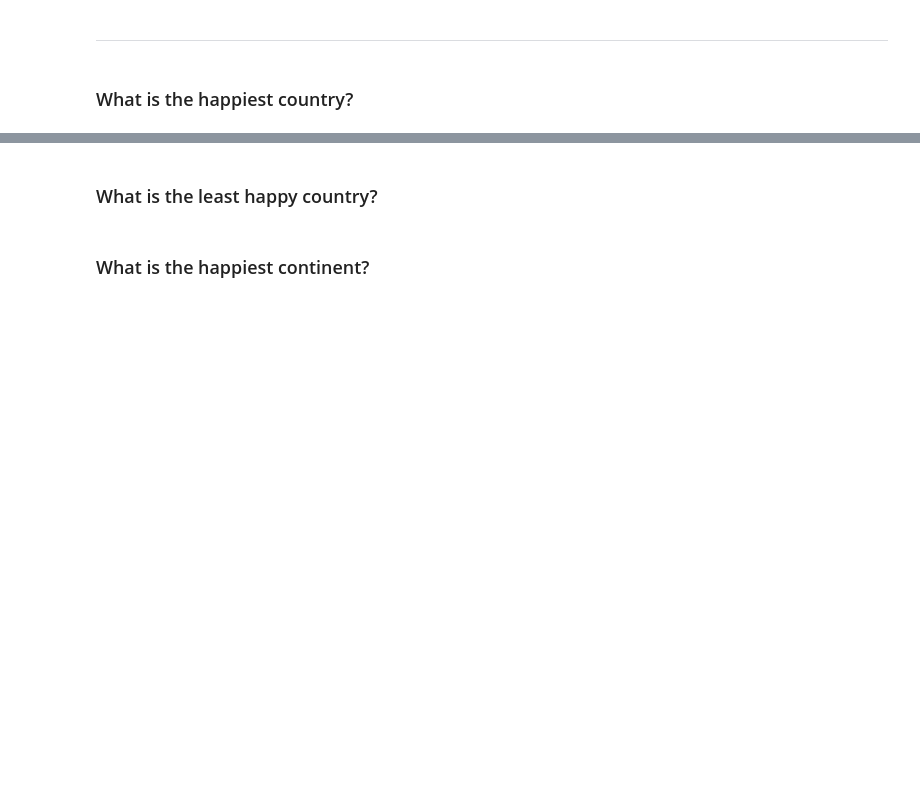
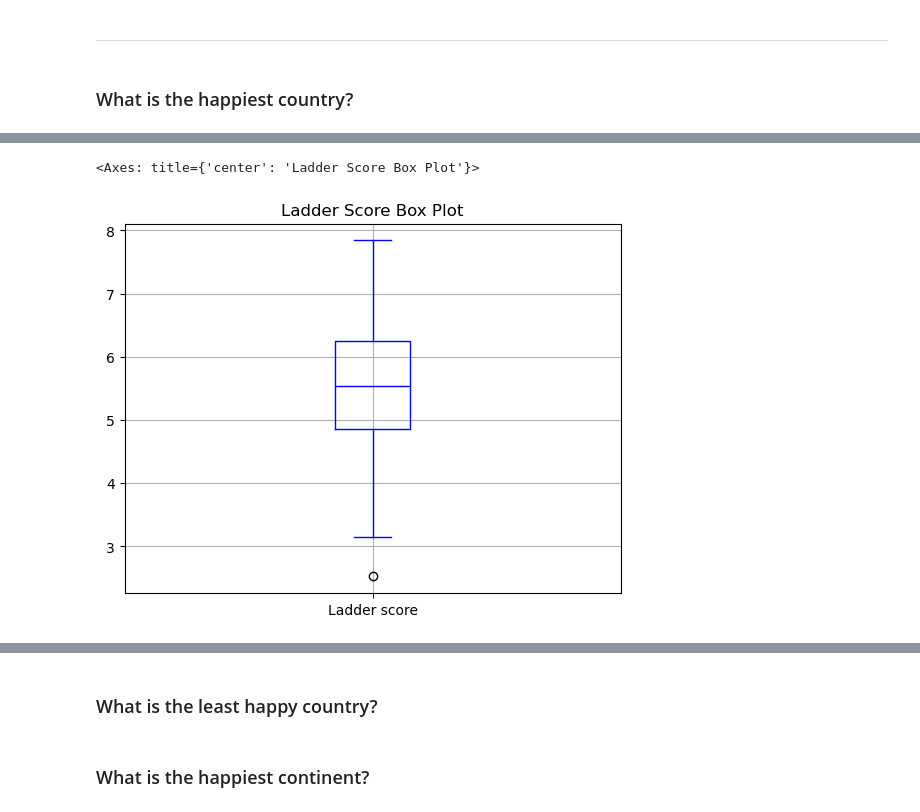
Before and after one commit to Leo-SLC/Project_1, a Jupyter notebook: HappinessResearch.ipynb, the cells around one changed output, grey strips where cells are left out. Cells and saved outputs as stored; diff of their text form; code cells hidden in the pictures; blank space fills up the shorter version.

Commit message:
Updated Happiness Chart

```diff
--- a/HappinessResearch.ipynb
+++ b/HappinessResearch.ipynb
@@ -87,3 +96,14 @@ The mean and meadian Happines Ladder scores are 5.532838926174497 and 5.534 resp
+# %%
+bplt = happiest_country_clean_df.boxplot(column = 'Ladder score', color="blue")
+
+plt.title('Ladder Score Box Plot')
+
+plt.savefig("Output_figs/BoxPlot.png")
+
+bplt
+# %% [output]
+<Axes: title={'center': 'Ladder Score Box Plot'}>
+[figure, added]
 # %%
 #Plot Happiness by Country
 happy_country_plot = happiest_country_clean_df.sort_values('Ladder score', ascending=False).sample(8)
```
Also changed, not shown: parts of 2 cells of this notebook, 3 other files.
